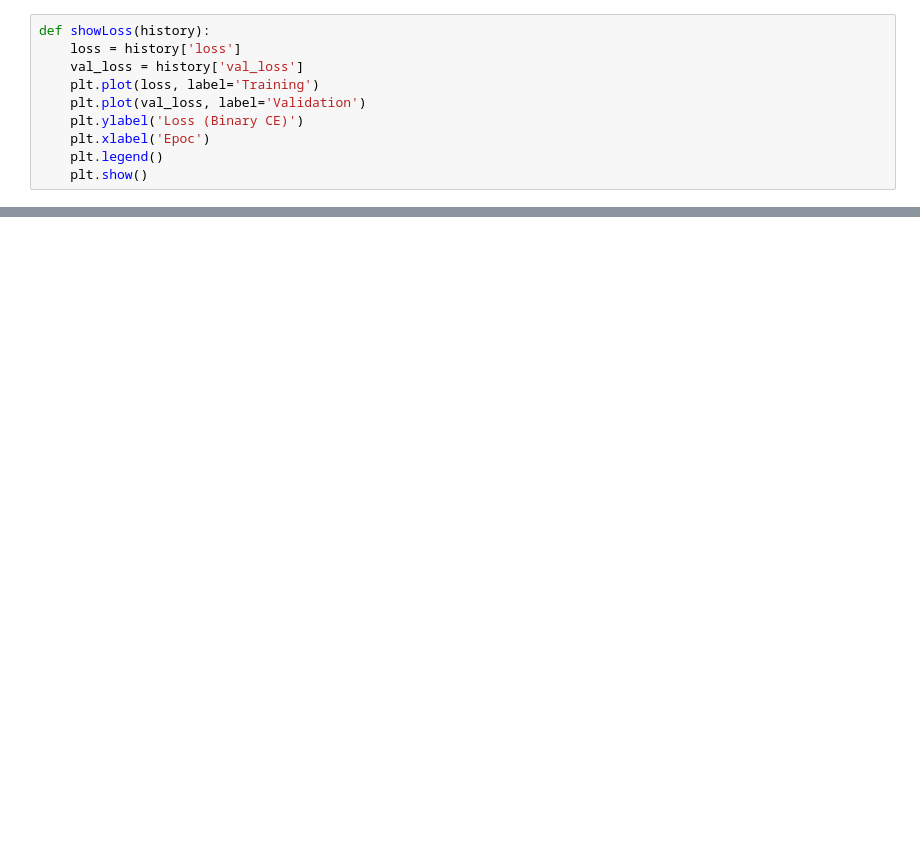
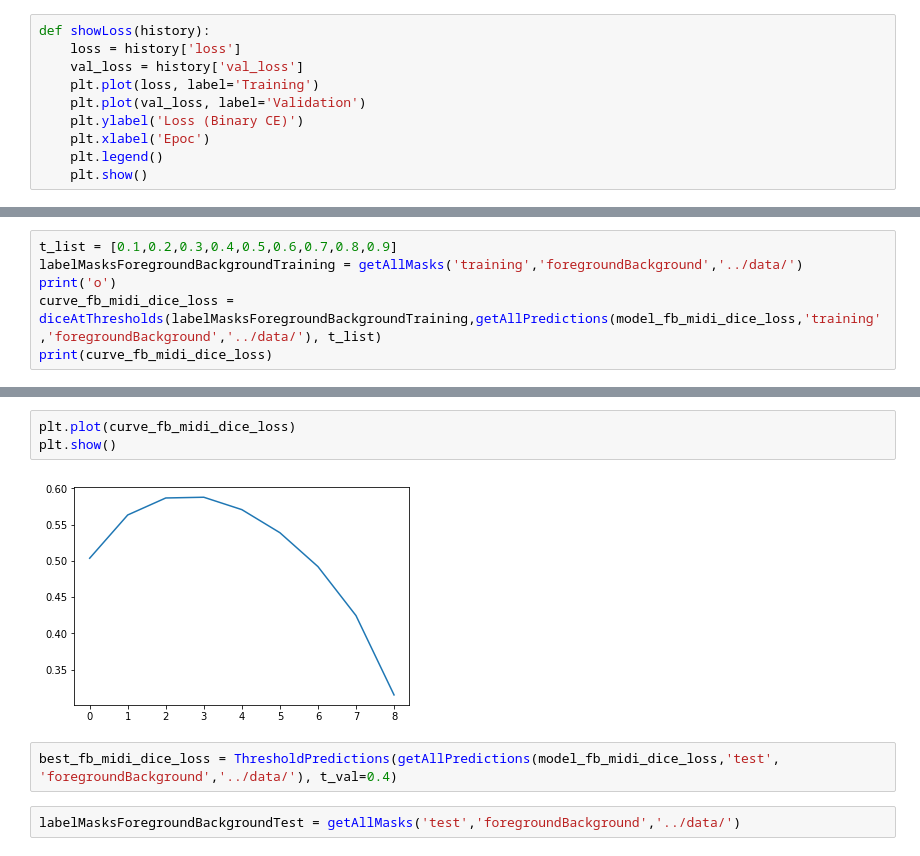
Before and after one commit to RushilDaya/DeepVision, a Jupyter notebook: scripts/03_segmentation_visualise.ipynb, the cells around one changed output, grey strips where cells are left out. Saved outputs shown, nothing was run; the diff lists cells and outputs as text; blank space fills up the shorter version.

```diff
--- a/scripts/03_segmentation_visualise.ipynb
+++ b/scripts/03_segmentation_visualise.ipynb
@@ -161,0 +172,6 @@ c
+# %%
+t_list = [0.1,0.2,0.3,0.4,0.5,0.6,0.7,0.8,0.9]
+labelMasksForegroundBackgroundTraining = getAllMasks('training','foregroundBackground','../data/')
+print('o')
+curve_fb_midi_dice_loss = diceAtThresholds(labelMasksForegroundBackgroundTraining,getAllPredictions(model_fb_midi_dice_loss,'training','foregroundBackground','../data/'), t_list)
+print(curve_fb_midi_dice_loss)
@@ -161,0 +190,9 @@ c
+# %%
+plt.plot(curve_fb_midi_dice_loss)
+plt.show()
+# %% [output]
+[figure, added]
+# %%
+best_fb_midi_dice_loss = ThresholdPredictions(getAllPredictions(model_fb_midi_dice_loss,'test', 'foregroundBackground','../data/'), t_val=0.4)
+# %%
+labelMasksForegroundBackgroundTest = getAllMasks('test','foregroundBackground','../data/')
```
Also changed, not shown: parts of 30 cells of this notebook, 4 other files.
